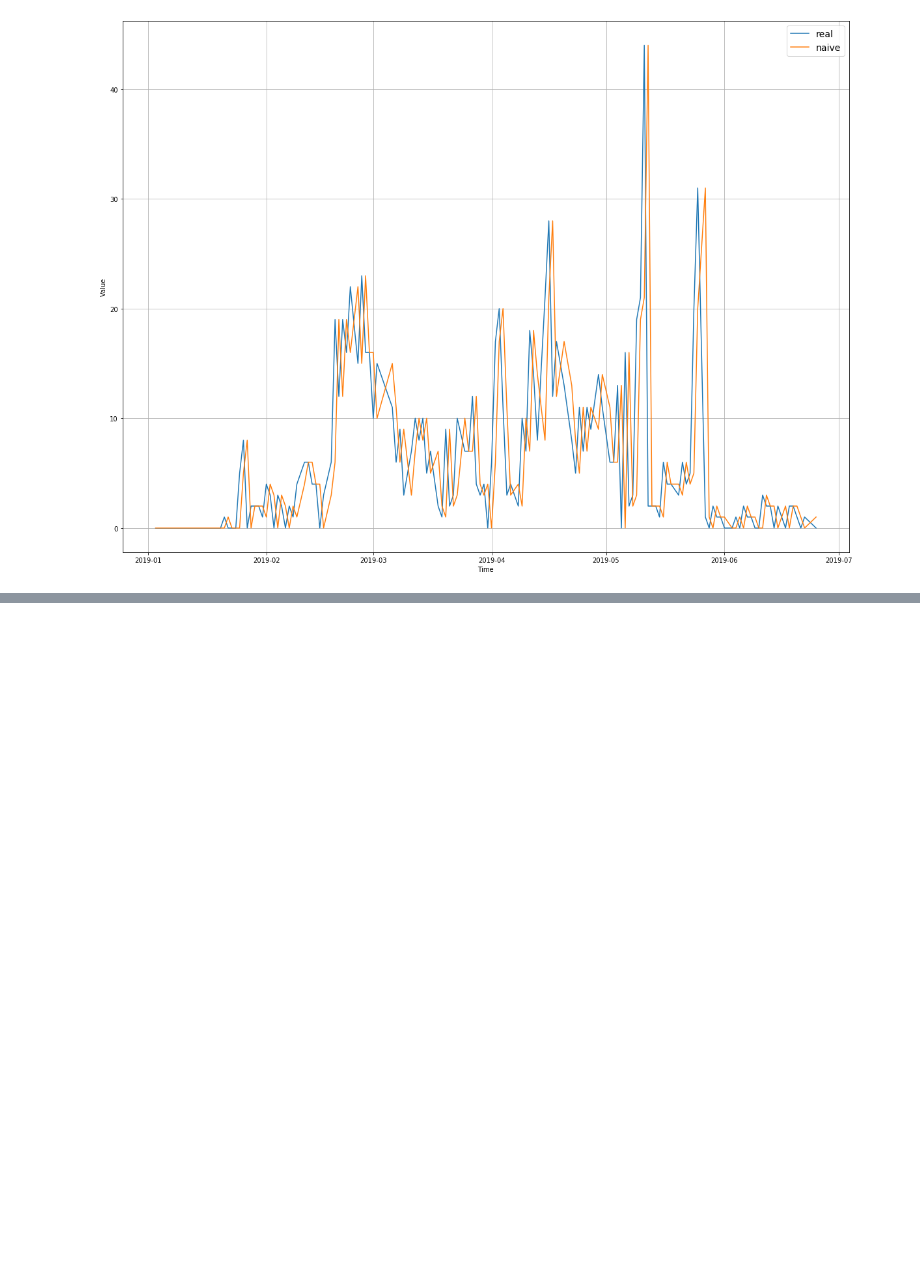
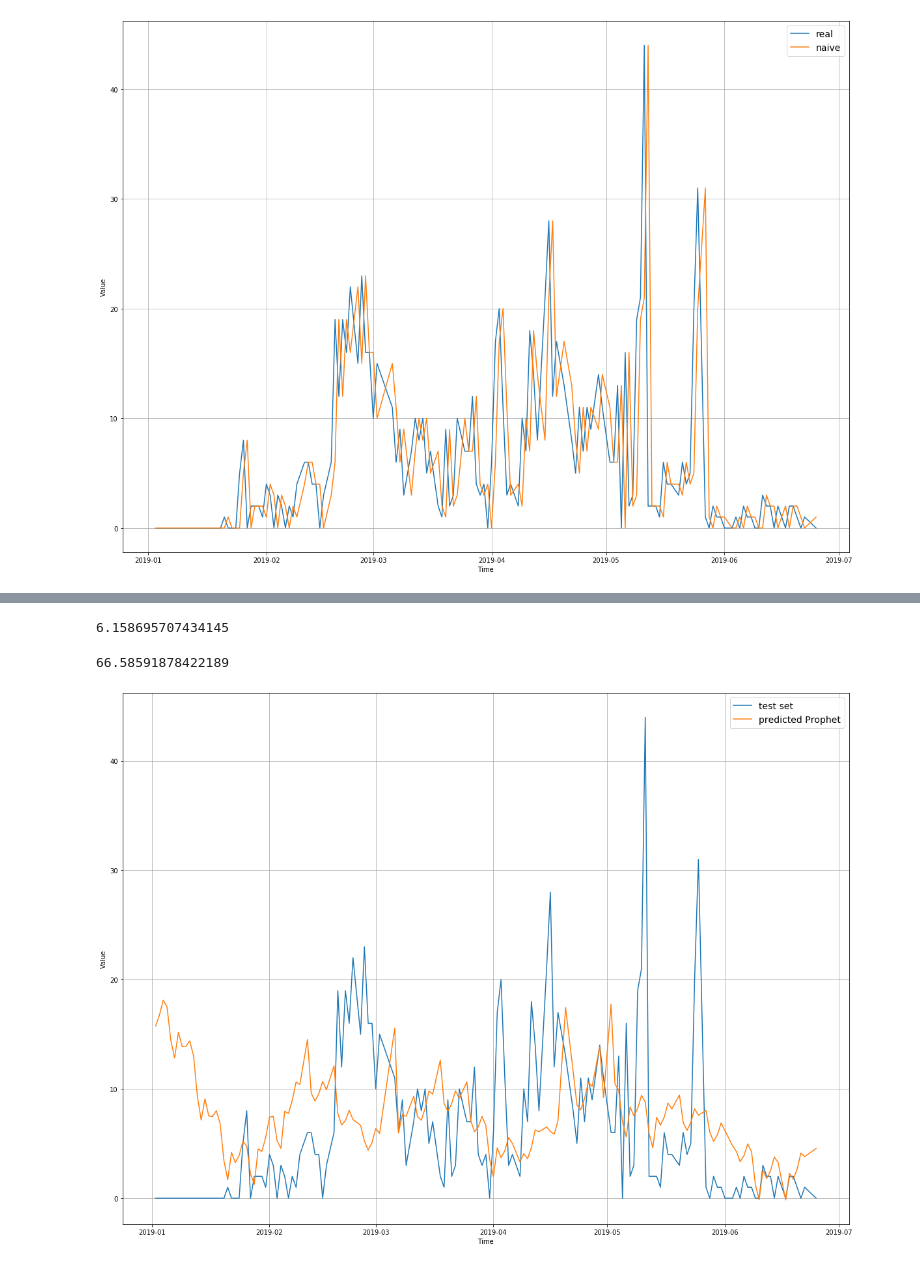
Before and after one commit to ItamarRocha/Machine-Learning-and-Data-Analysis, a Jupyter notebook: Armazem/cumulative testing.ipynb, the cells around one changed output, grey strips where cells are left out. Cells and saved outputs as stored; diff of their text form; code cells hidden in the pictures; blank space fills up the shorter version.

```diff
--- a/Armazem/cumulative testing.ipynb
+++ b/Armazem/cumulative testing.ipynb
@@ -112,0 +223,2 @@ plt.show()
+# %%
+test.dropna(inplace=True)
@@ -112,0 +240,2 @@ plt.show()
+# %%
+prediction = prediction.loc[test.index]
@@ -112,0 +258,4 @@ plt.show()
+# %%
+test_reversed = reverse_cumsum(test, initial=train["y"][-1:])
+# %%
+prediction_reversed = reverse_cumsum(prediction["yhat"], initial=forecast_result.loc[1250]["yhat"])
@@ -112,0 +292,15 @@ plt.show()
+# %%
+mean_absolute_error(test_reversed, prediction_reversed).numpy()
+# %% [output]
+6.158695707434145
+# %%
+mean_squared_error(test_reversed, prediction_reversed).numpy()
+# %% [output]
+66.58591878422189
+# %%
+plt.figure(figsize=(20,15))
+baseline_tools.plot_series(test_reversed.index, test_reversed, label="test set")
+baseline_tools.plot_series(test_reversed.index, prediction_reversed, label="predicted Prophet")
+plt.show()
+# %% [output]
+[figure, added]
```
Also changed, not shown: parts of 27 cells of this notebook, 1 other file.
